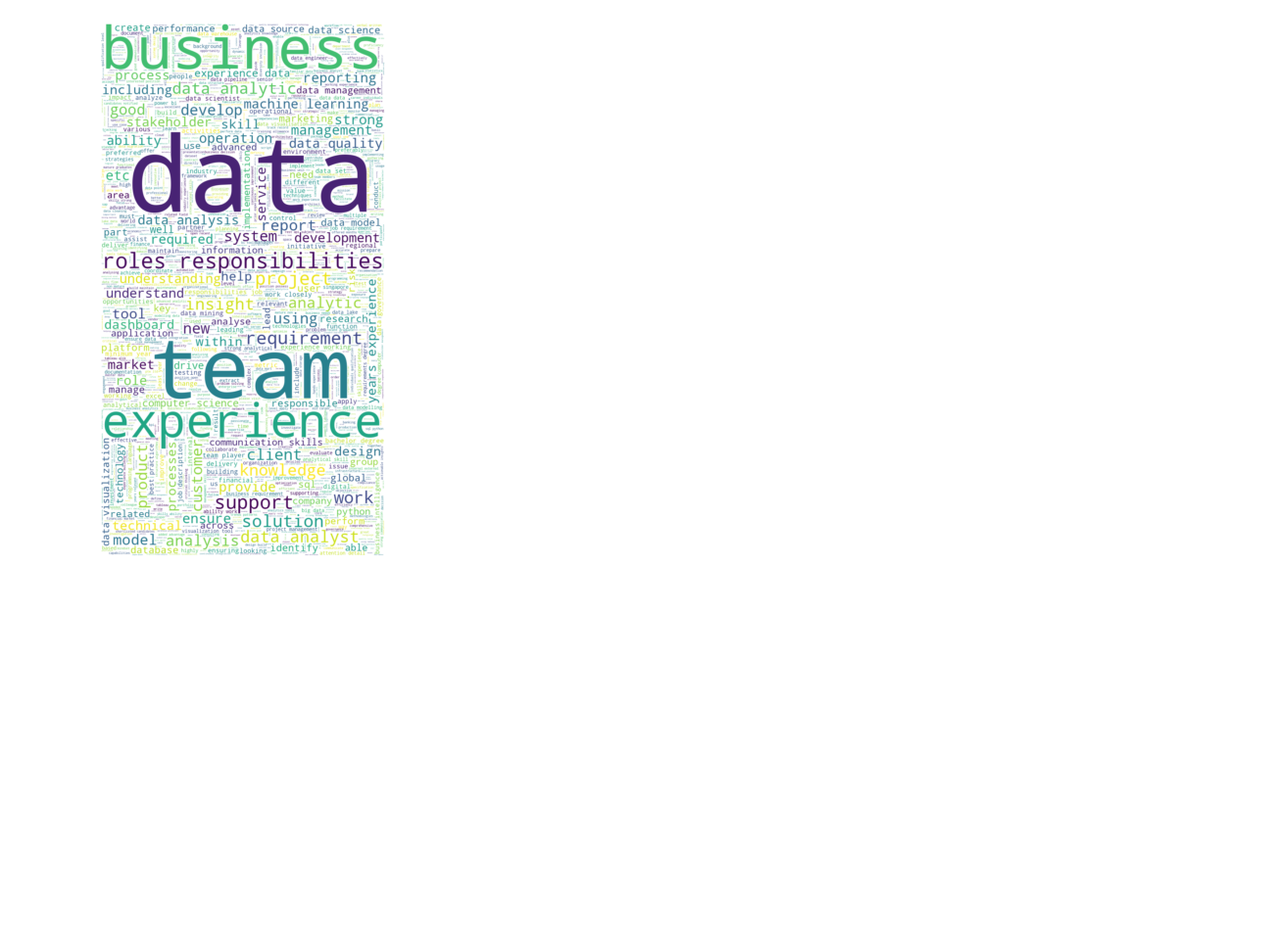
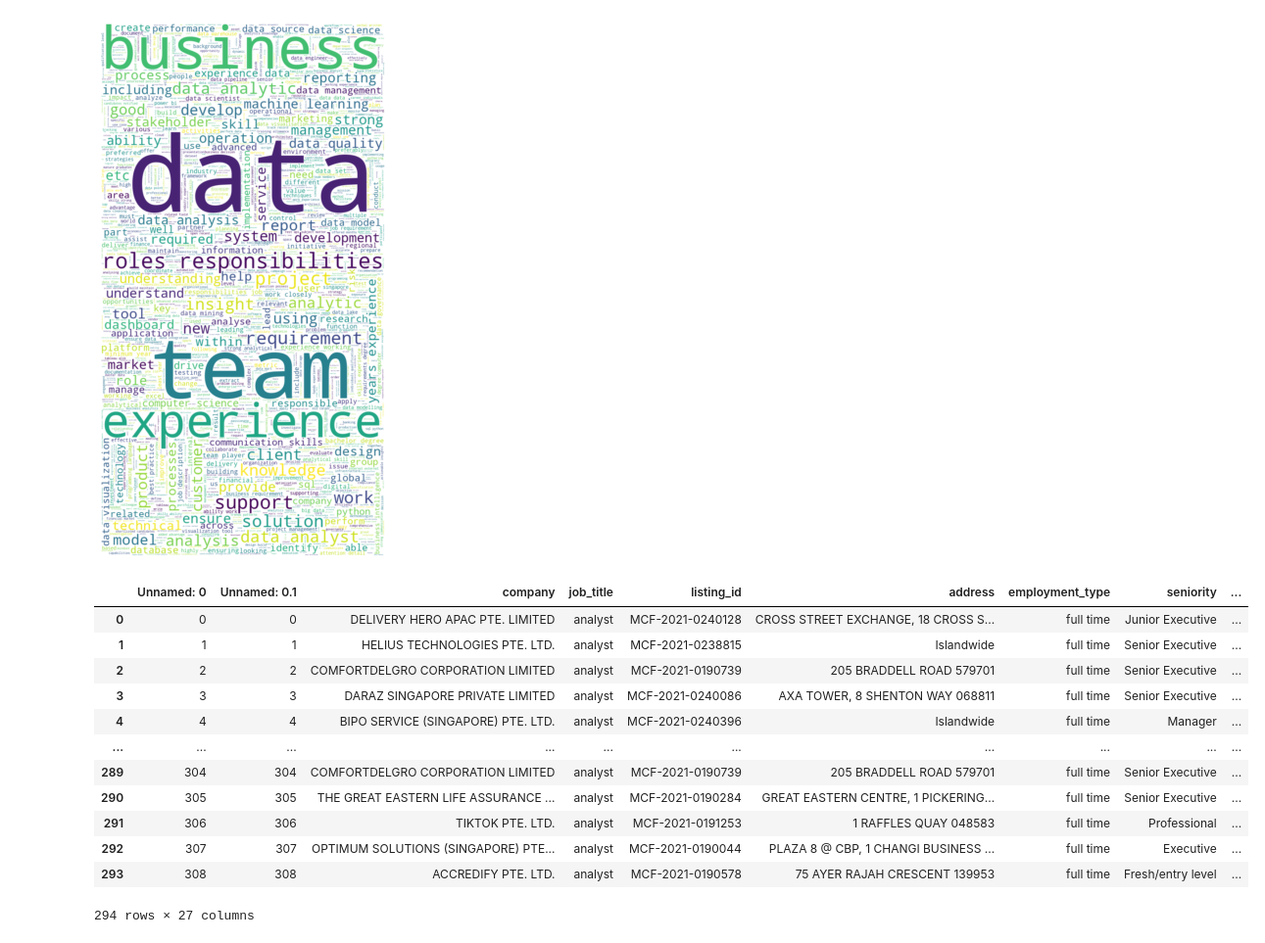
Before and after one commit to edologgerbird/salary_pred, a Jupyter notebook: data_exploration.ipynb, the cells around one changed output. Shown at 98% size. Saved outputs shown, nothing was run; the diff lists cells and outputs as text; code cells hidden in the pictures; blank space fills up the shorter version.

Commit message:
Output jobs_keyword csv

```diff
--- a/data_exploration.ipynb
+++ b/data_exploration.ipynb
@@ -286,3 +286,19 @@ plt.axis('off')
 plt.show()
 # %% [output]
 [figure]
+# %%
+df.to_csv('jobs_keyword.csv')
+# %% [output]
+|  | Unnamed: 0 | Unnamed: 0.1 | company | job_title | listing_id | address | employment_type | seniority | ... |
+| 0 | 0 | 0 | DELIVERY HERO APAC PTE. LIMITED | analyst | MCF-2021-0240128 | CROSS STREET EXCHANGE, 18 CROSS S... | full time | Junior Executive | ... |
+| 1 | 1 | 1 | HELIUS TECHNOLOGIES PTE. LTD. | analyst | MCF-2021-0238815 | Islandwide | full time | Senior Executive | ... |
+| 2 | 2 | 2 | COMFORTDELGRO CORPORATION LIMITED | analyst | MCF-2021-0190739 | 205 BRADDELL ROAD 579701 | full time | Senior Executive | ... |
+| 3 | 3 | 3 | DARAZ SINGAPORE PRIVATE LIMITED | analyst | MCF-2021-0240086 | AXA TOWER, 8 SHENTON WAY 068811 | full time | Senior Executive | ... |
+| 4 | 4 | 4 | BIPO SERVICE (SINGAPORE) PTE. LTD. | analyst | MCF-2021-0240396 | Islandwide | full time | Manager | ... |
+| ... | ... | ... | ... | ... | ... | ... | ... | ... | ... |
+| 289 | 304 | 304 | COMFORTDELGRO CORPORATION LIMITED | analyst | MCF-2021-0190739 | 205 BRADDELL ROAD 579701 | full time | Senior Executive | ... |
+| 290 | 305 | 305 | THE GREAT EASTERN LIFE ASSURANCE ... | analyst | MCF-2021-0190284 | GREAT EASTERN CENTRE, 1 PICKERING... | full time | Senior Executive | ... |
+| 291 | 306 | 306 | TIKTOK PTE. LTD. | analyst | MCF-2021-0191253 | 1 RAFFLES QUAY 048583 | full time | Professional | ... |
+| 292 | 307 | 307 | OPTIMUM SOLUTIONS (SINGAPORE) PTE... | analyst | MCF-2021-0190044 | PLAZA 8 @ CBP, 1 CHANGI BUSINESS ... | full time | Executive | ... |
+| 293 | 308 | 308 | ACCREDIFY PTE. LTD. | analyst | MCF-2021-0190578 | 75 AYER RAJAH CRESCENT 139953 | full time | Fresh/entry level | ... |
+294 rows × 27 columns
```
Also changed, not shown: parts of 1 cell of this notebook, 2 other files.
